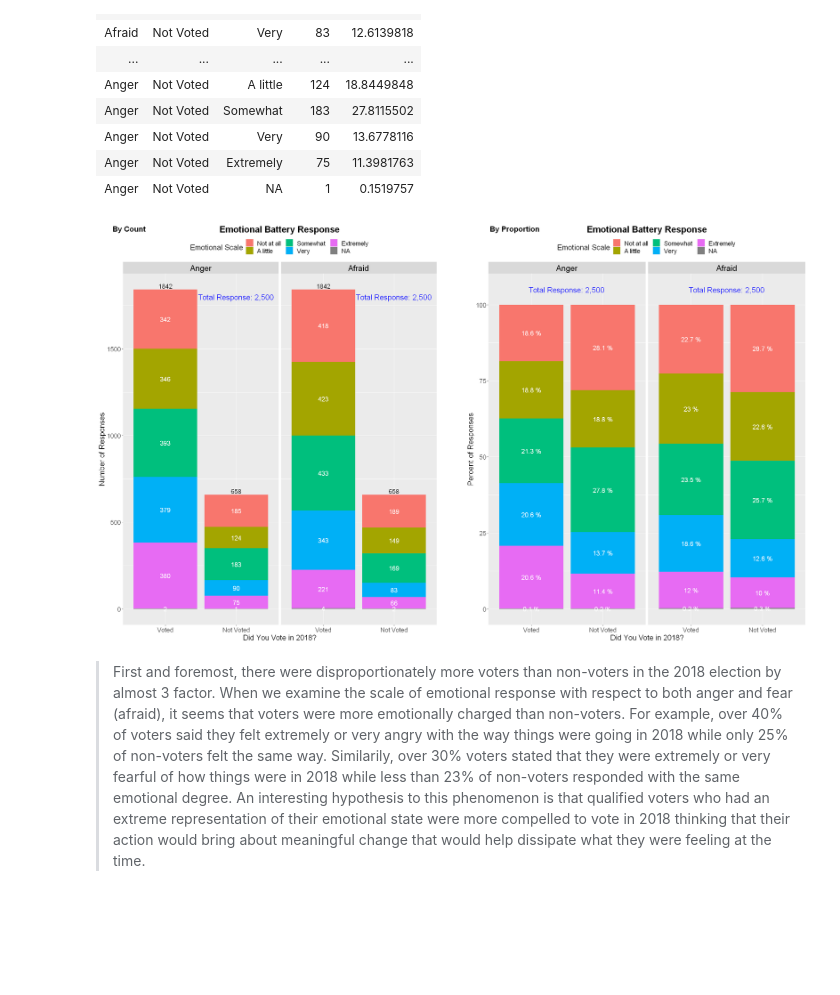
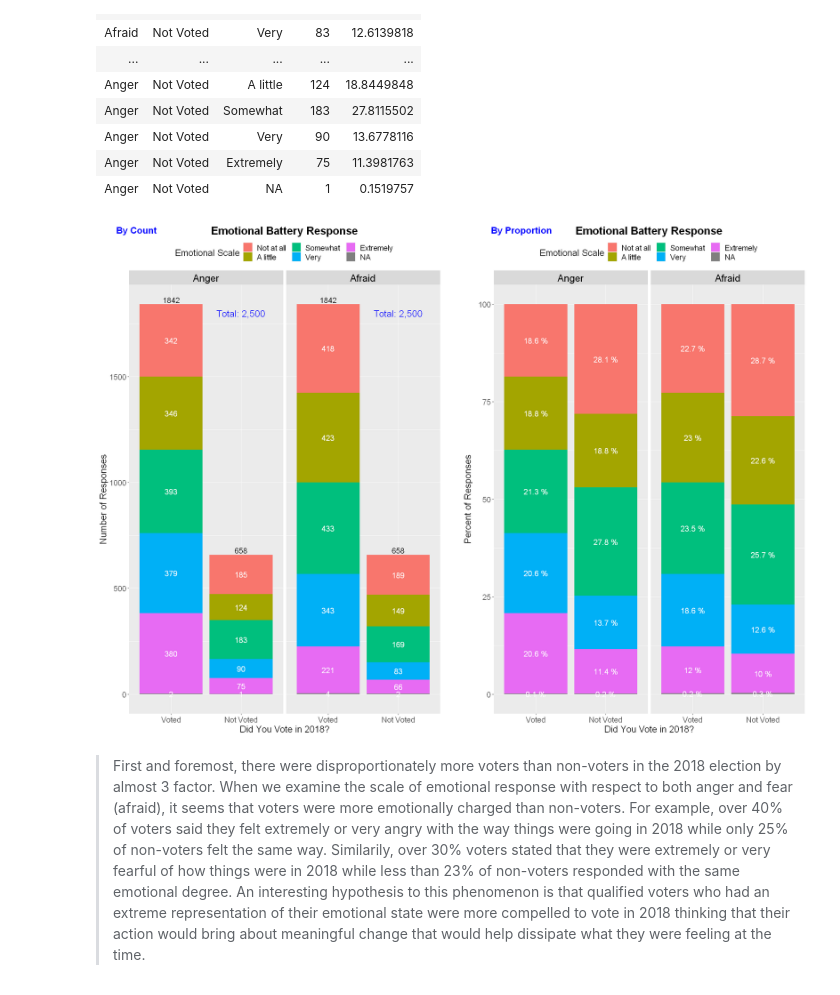
Before and after one commit to mfan86/mids-w203, a Jupyter notebook: lab2/mike_fan_lab_2_v2.ipynb, the cells around one changed output. Drawn from its saved outputs; the diff is of its cells as text; code cells hidden in the pictures; blank space fills up the shorter version.

Commit message:
side-by-side plots to reduce foot print

```diff
--- a/lab2/mike_fan_lab_2_v2.ipynb
+++ b/lab2/mike_fan_lab_2_v2.ipynb
@@ -1063,7 +1063,7 @@ emo_c = ggplot(df_all, mapping = aes(x = voted18, y = count, fill = scale)) +
     geom_col() +
     geom_text(aes(label = count, y = count), size = 5, position = position_stack(vjust = 0.5), color = "white") +
     stat_summary(fun = sum, aes(label = ..y.., group = voted18), size = 5, geom = "text", vjust = -.25) +
-    annotate(geom = "text", x = 2, y =1800, label = "Total Response: 2,500", color = "blue", size = 6) +
+    annotate(geom = "text", x = 2, y =1800, label = "Total: 2,500", color = "blue", size = 6) +
     labs(title="Emotional Battery Response", y = "Number of Responses", x = "Did You Vote in 2018?") +
     theme(strip.text.x = element_text(size = 18, color = "black")) +
     plot_theme
@@ -1074,16 +1074,16 @@ emo_p = ggplot(df_all, mapping = aes(x = voted18, y = percent, fill = scale)) +
     facet_wrap(~ emo) +
     geom_col() +
     geom_text(aes(label = paste(round(percent,1),"%")), size = 5, position = position_stack(vjust = 0.5), color = "white") +
-    annotate(geom = "text", x = 1.5, y =105, label = "Total Response: 2,500", color = "blue", size = 6) +
+    #annotate(geom = "text", x = 1.5, y =105, label = "Total : 2,500", color = "blue", size = 6) +
     labs(title = "Emotional Battery Response", y = "Percent of Responses", x = "Did You Vote in 2018?") +
     theme(strip.text.x = element_text(size = 18, color = "black")) +
     plot_theme
 emo_p = emo_p + scale_fill_discrete(name = "Emotional Scale")
 # %%
 #Side by side plots of count and proportion in categories
-plot_grid(emo_c, NULL, emo_p, nrow = 1, align = "h", rel_widths = c(2, .15, 2), labels = c("By Count", "", "By Proportion"), label_size = 16)
+plot_grid(emo_c, NULL, emo_p, nrow = 1, align = "v", rel_widths = c(2, .1, 2), labels = c("By Count", "", "By Proportion"), label_size = 16, label_colour = "blue")
 # %% [output]
-[figure, old version]
+[figure, new version]
 # %% [markdown]
 >First and foremost, there were disproportionately more voters than non-voters in the 2018 election by almost 3 factor. When we examine the scale of emotional response with respect to both anger and fear (afraid), it seems that voters were more emotionally charged than non-voters. For example, over 40% of voters said they felt extremely or very angry with the way things were going in 2018 while only 25% of non-voters felt the same way. Similarily, over 30% voters stated that they were extremely or very fearful of how things were in 2018 while less than 23% of non-voters responded with the same emotional degree. An interesting hypothesis to this phenomenon is that qualified voters who had an extreme representation of their emotional state were more compelled to vote in 2018 thinking that their action would bring about meaningful change that would help dissipate what they were feeling at the time.
 # %% [markdown]
```
